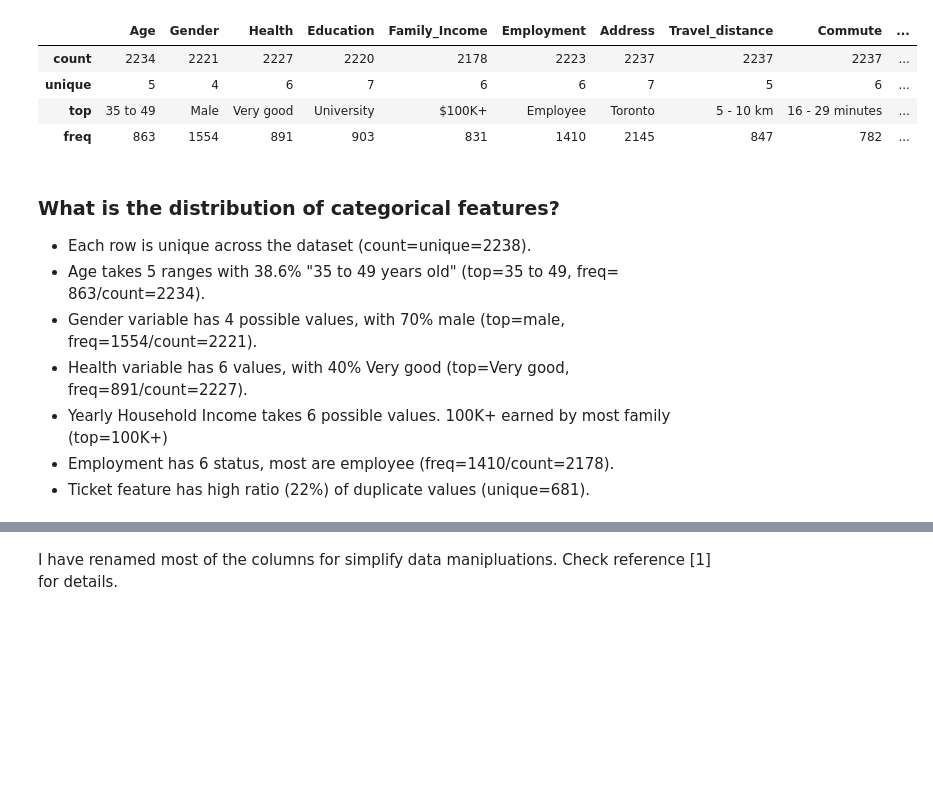
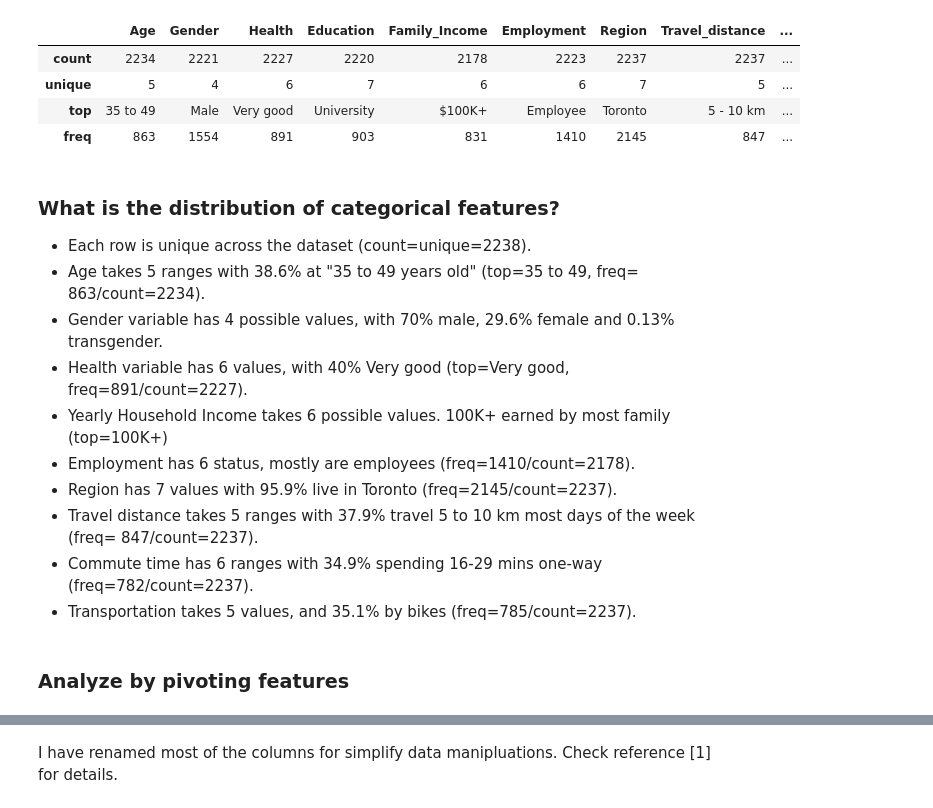
Before and after one commit to jodiezhu/leetcode_algo, a Jupyter notebook: ebike_analysis_book.ipynb, the cells around one changed output, grey strips where cells are left out. Cells and saved outputs as stored; diff of their text form; code cells hidden in the pictures; blank space fills up the shorter version.

```diff
--- a/ebike_analysis_book.ipynb
+++ b/ebike_analysis_book.ipynb
@@ -1,27 +1,34 @@
 # %%
 import pandas as pd
-import numpy
+import numpy as np
+import matplotlib.pyplot as plt
+
 
 df = pd.read_excel("/Users/jie/Documents/shopify/ebike/E-Bike_cleaned.xls",index=False)
 df_part1=df[['Date', 'Age','Gender','Health','Education','Family_Income','Employment',
-              'Address','Travel_distance','Commute','Transportation','Response']]
+              'Region','Travel_distance','Commute Time','Transportation','Response']]
 
 #########################################
 ###########Data description##############
 df_part1.head()
 df_part1.describe(include=['O'])
 # %% [output]
-|  | Age | Gender | Health | Education | Family_Income | Employment | Address | Travel_distance | Commute | ... |
-| count | 2234 | 2221 | 2227 | 2220 | 2178 | 2223 | 2237 | 2237 | 2237 | ... |
-| unique | 5 | 4 | 6 | 7 | 6 | 6 | 7 | 5 | 6 | ... |
-| top | 35 to 49 | Male | Very good | University | $100K+ | Employee | Toronto | 5 - 10 km | 16 - 29 minutes | ... |
-| freq | 863 | 1554 | 891 | 903 | 831 | 1410 | 2145 | 847 | 782 | ... |
+|  | Age | Gender | Health | Education | Family_Income | Employment | Region | Travel_distance | ... |
+| count | 2234 | 2221 | 2227 | 2220 | 2178 | 2223 | 2237 | 2237 | ... |
+| unique | 5 | 4 | 6 | 7 | 6 | 6 | 7 | 5 | ... |
+| top | 35 to 49 | Male | Very good | University | $100K+ | Employee | Toronto | 5 - 10 km | ... |
+| freq | 863 | 1554 | 891 | 903 | 831 | 1410 | 2145 | 847 | ... |
 # %% [markdown]
 ### What is the distribution of categorical features?
 * Each row is unique across the dataset (count=unique=2238).
-* Age takes 5 ranges with 38.6% "35 to 49 years old" (top=35 to 49, freq= 863/count=2234).
-* Gender variable has 4 possible values, with 70% male (top=male, freq=1554/count=2221).
+* Age takes 5 ranges with 38.6% at "35 to 49 years old" (top=35 to 49, freq= 863/count=2234).
+* Gender variable has 4 possible values, with 70% male, 29.6% female and 0.13% transgender.
 * Health variable has 6 values, with 40% Very good (top=Very good, freq=891/count=2227).
 * Yearly Household Income takes 6 possible values. 100K+ earned by most family (top=100K+)
-* Employment has 6 status, most are employee (freq=1410/count=2178).
-* Ticket feature has high ratio (22%) of duplicate values (unique=681).
+* Employment has 6 status, mostly are employees (freq=1410/count=2178).
+* Region has 7 values with 95.9% live in Toronto (freq=2145/count=2237).
+* Travel distance takes 5 ranges with 37.9% travel 5 to 10 km most days of the week (freq= 847/count=2237).
+* Commute time has 6 ranges with 34.9% spending 16-29 mins one-way (freq=782/count=2237).
+* Transportation takes 5 values, and 35.1% by bikes (freq=785/count=2237).
+# %% [markdown]
+### Analyze by pivoting features
```
Also changed, not shown: parts of 20 cells of this notebook.
